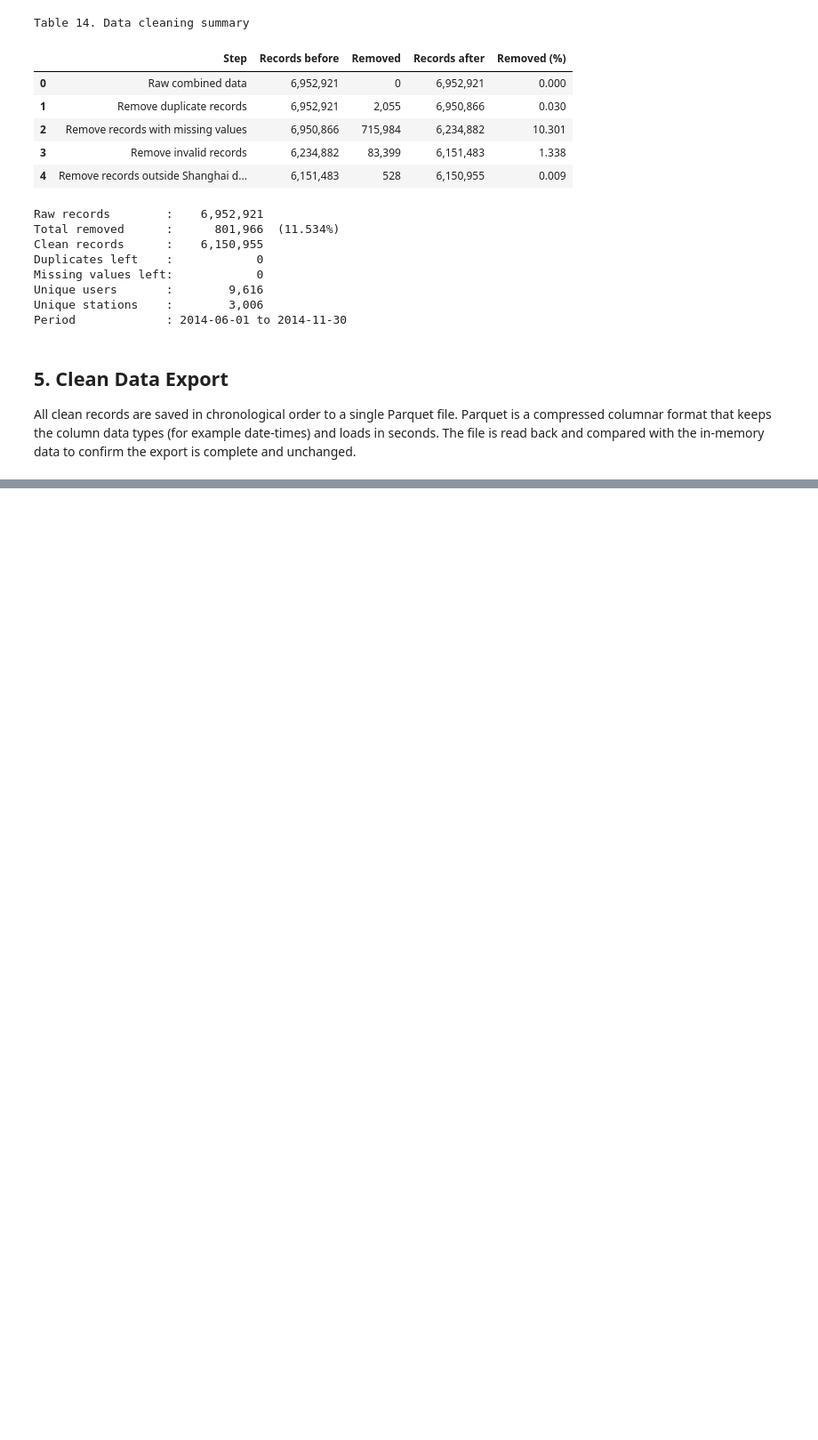
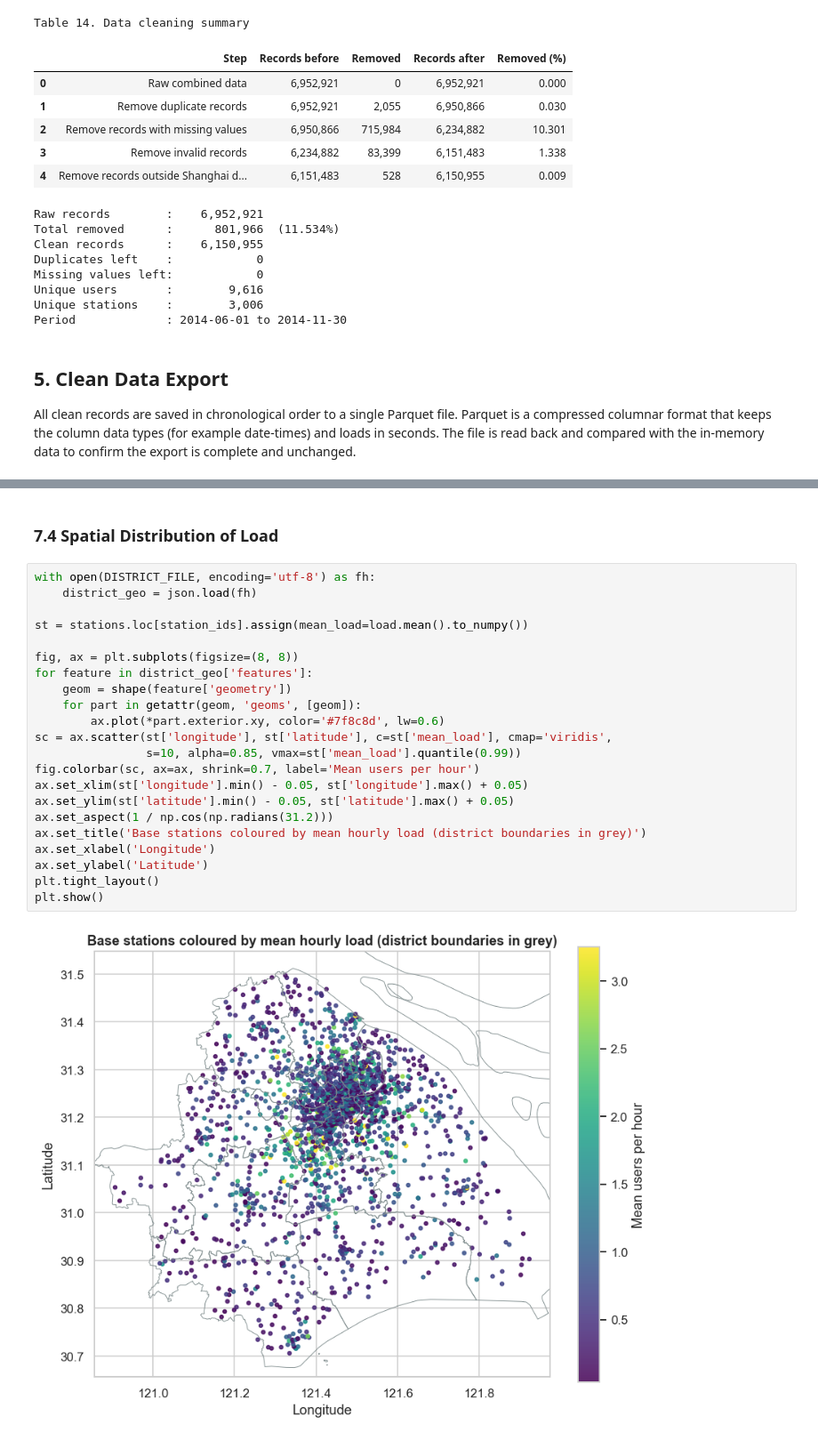
Before and after one commit to fahadiot/base-station-spike-prediction, a Jupyter notebook: main.ipynb, the cells around one changed output, grey strips where cells are left out. Shown at 89% size. Drawn from its saved outputs; the diff is of its cells as text; blank space fills up the shorter version.

```diff
--- a/main.ipynb
+++ b/main.ipynb
@@ -679,0 +1069,26 @@ Table 15. Exported clean data file
+# %% [markdown]
+### 7.4 Spatial Distribution of Load
+# %%
+with open(DISTRICT_FILE, encoding='utf-8') as fh:
+    district_geo = json.load(fh)
+
+st = stations.loc[station_ids].assign(mean_load=load.mean().to_numpy())
+
+fig, ax = plt.subplots(figsize=(8, 8))
+for feature in district_geo['features']:
+    geom = shape(feature['geometry'])
+    for part in getattr(geom, 'geoms', [geom]):
+        ax.plot(*part.exterior.xy, color='#7f8c8d', lw=0.6)
+sc = ax.scatter(st['longitude'], st['latitude'], c=st['mean_load'], cmap='viridis',
+                s=10, alpha=0.85, vmax=st['mean_load'].quantile(0.99))
+fig.colorbar(sc, ax=ax, shrink=0.7, label='Mean users per hour')
+ax.set_xlim(st['longitude'].min() - 0.05, st['longitude'].max() + 0.05)
+ax.set_ylim(st['latitude'].min() - 0.05, st['latitude'].max() + 0.05)
+ax.set_aspect(1 / np.cos(np.radians(31.2)))
+ax.set_title('Base stations coloured by mean hourly load (district boundaries in grey)')
+ax.set_xlabel('Longitude')
+ax.set_ylabel('Latitude')
+plt.tight_layout()
+plt.show()
+# %% [output]
+[figure, added]
```
Also changed, not shown: parts of 59 cells of this notebook, 3 other files.
